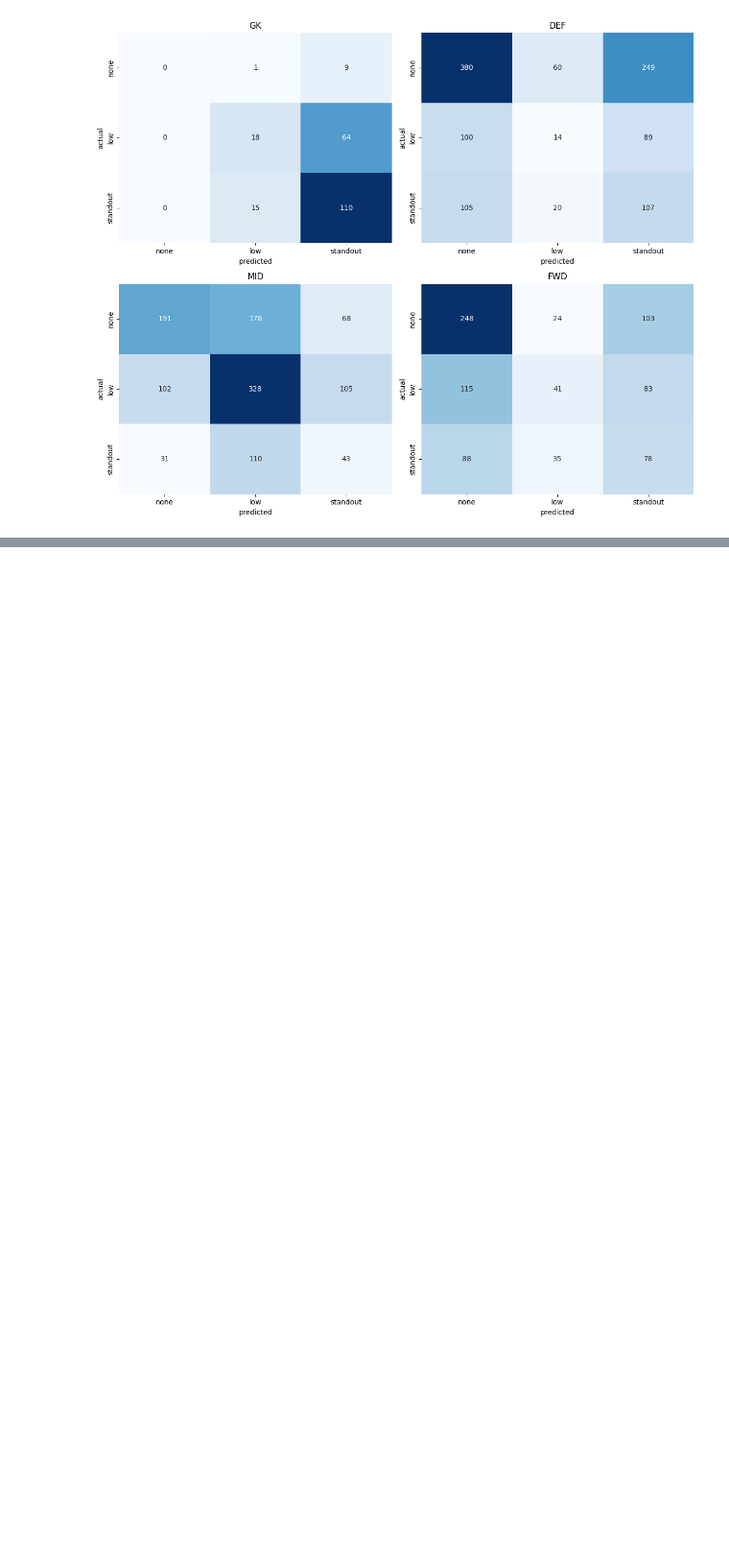
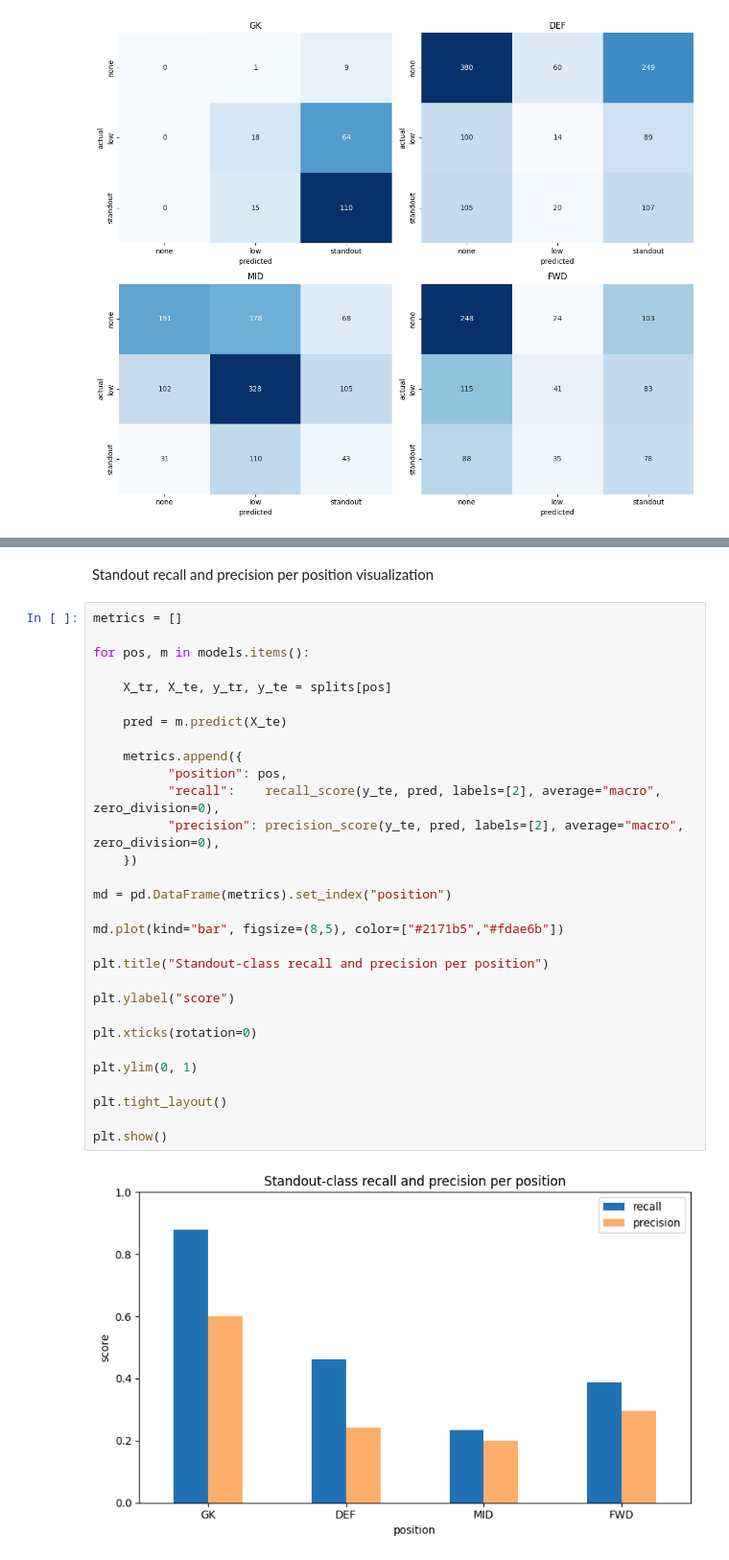
Before and after one commit to JamesMan689/fantasyfinalproject439, a Jupyter notebook: src/model.ipynb, the cells around one changed output, grey strips where cells are left out. Shown at 96% size. Saved outputs shown, nothing was run; the diff lists cells and outputs as text; blank space fills up the shorter version.

```diff
--- a/src/model.ipynb
+++ b/src/model.ipynb
@@ -404,0 +459,34 @@ plt.show()
+# %% [markdown]
+Standout recall and precision per position visualization
+# %%
+metrics = []
+
+for pos, m in models.items():
+
+    X_tr, X_te, y_tr, y_te = splits[pos]
+
+    pred = m.predict(X_te)
+
+    metrics.append({
+          "position": pos,
+          "recall":    recall_score(y_te, pred, labels=[2], average="macro", zero_division=0),
+          "precision": precision_score(y_te, pred, labels=[2], average="macro", zero_division=0),
+    })
+
+md = pd.DataFrame(metrics).set_index("position")
+
+md.plot(kind="bar", figsize=(8,5), color=["#2171b5","#fdae6b"])
+
+plt.title("Standout-class recall and precision per position")
+
+plt.ylabel("score")
+
+plt.xticks(rotation=0)
+
+plt.ylim(0, 1)
+
+plt.tight_layout()
+
+plt.show()
+# %% [output]
+[figure, added]
```
Also changed, not shown: parts of 7 cells of this notebook.
